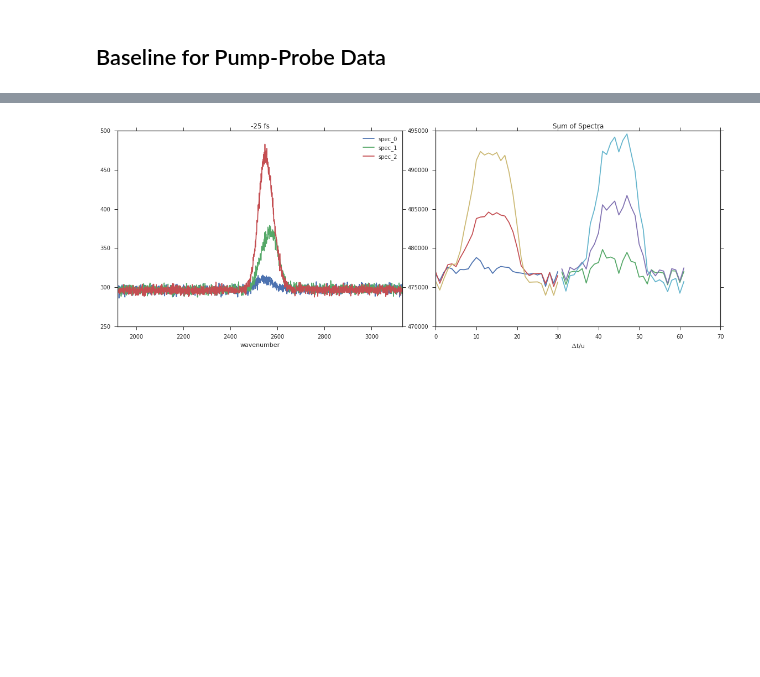
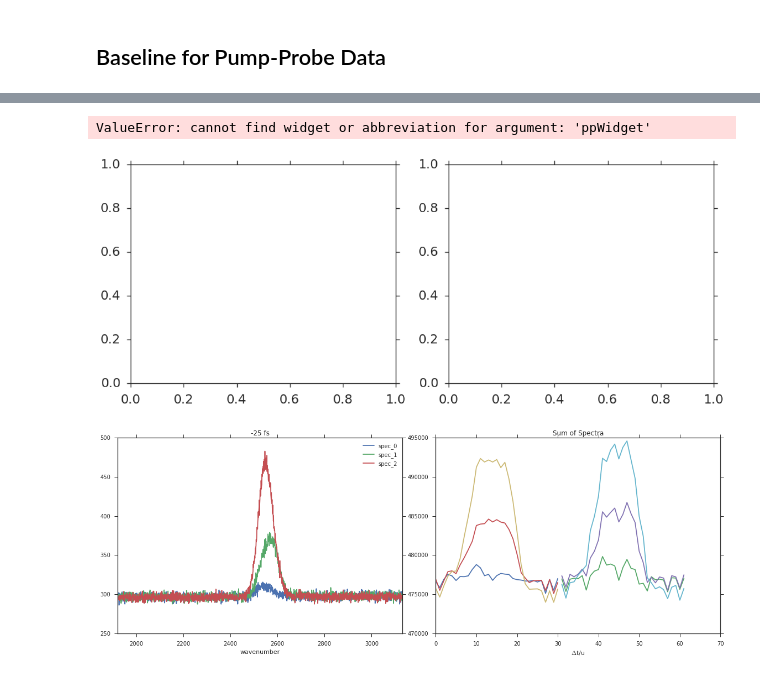
Before and after one commit to deisi/SFG2D, a Jupyter notebook: dashboards/pump-probe/pump-probe.ipynb, the cells around one changed output, grey strips where cells are left out. Drawn from its saved outputs; the diff is of its cells as text; code cells hidden in the pictures; blank space fills up the shorter version.

```diff
--- a/dashboards/pump-probe/pump-probe.ipynb
+++ b/dashboards/pump-probe/pump-probe.ipynb
@@ -236,3 +82,16 @@ plt.show()
+# %%
+fig_pump_probe_get, axes_pump_probe_get = plt.subplots(1,2, figsize=(16,6))
+
+#ppWidget.ts0 =
+ipyw.interactive(lambdappdData.get_pump_probe, fpath=ppWidget.ts0_fpath, sub_base=ppWidget.ts0_sub_base, normalize=ppWidget.ts0_normalize)
+#display(ppWidget.ts0)
+
+#ppWidget.ts0_plot = ipyw.interactive(pump_probe_plot, pp_delay=ppWidget.ts0_ppdelay)
+#display(ppWidget.ts0, ppWidget.ts0_pumped, ppWidget.ts0_probed, ppWidget.ts0_plot)
+#pump_probe_sum_plot()
+# %% [output]
+ValueError: cannot find widget or abbreviation for argument: 'ppWidget'
+[figure, added]
 # %%
 %%capture
 def get_pump_probe(fpath, sub_base=False, normalize=False):
```
Also changed, not shown: parts of 13 cells of this notebook, 2 other files.
